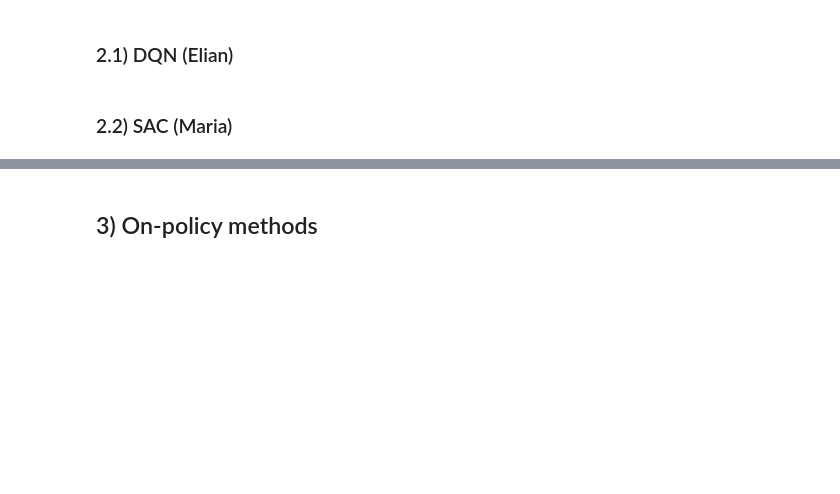
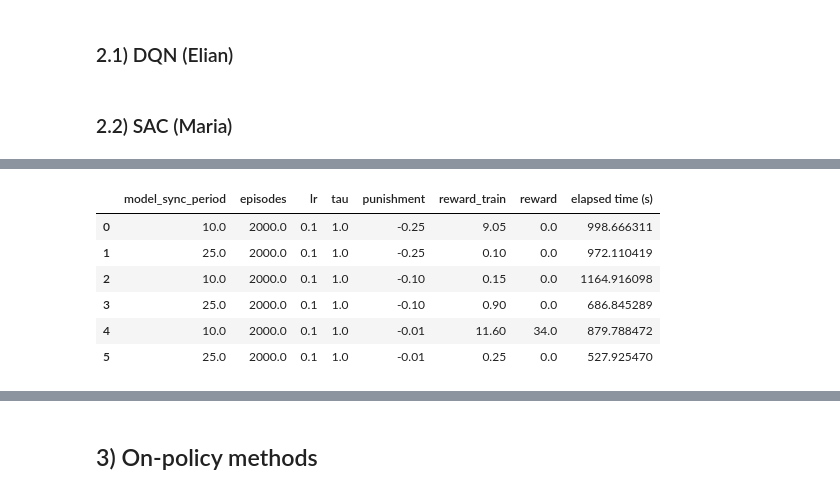
Before and after one commit to thurbridi/mo436-project-1, a Jupyter notebook: notebooks/project_2.ipynb, the cells around one changed output, grey strips where cells are left out. Drawn from its saved outputs; the diff is of its cells as text; code cells hidden in the pictures; blank space fills up the shorter version.

```diff
--- a/notebooks/project_2.ipynb
+++ b/notebooks/project_2.ipynb
@@ -36,0 +209,12 @@ sys.path.insert(0, '../src')
+# %%
+result = search_params(True, 6)
+# %%
+result
+# %% [output]
+|  | model_sync_period | episodes | lr | tau | punishment | reward_train | reward | elapsed time (s) |
+| 0 | 10.0 | 2000.0 | 0.1 | 1.0 | -0.25 | 9.05 | 0.0 | 998.666311 |
+| 1 | 25.0 | 2000.0 | 0.1 | 1.0 | -0.25 | 0.10 | 0.0 | 972.110419 |
+| 2 | 10.0 | 2000.0 | 0.1 | 1.0 | -0.10 | 0.15 | 0.0 | 1164.916098 |
+| 3 | 25.0 | 2000.0 | 0.1 | 1.0 | -0.10 | 0.90 | 0.0 | 686.845289 |
+| 4 | 10.0 | 2000.0 | 0.1 | 1.0 | -0.01 | 11.60 | 34.0 | 879.788472 |
+| 5 | 25.0 | 2000.0 | 0.1 | 1.0 | -0.01 | 0.25 | 0.0 | 527.925470 |
```
Also changed, not shown: parts of 19 cells of this notebook, 3 other files.
